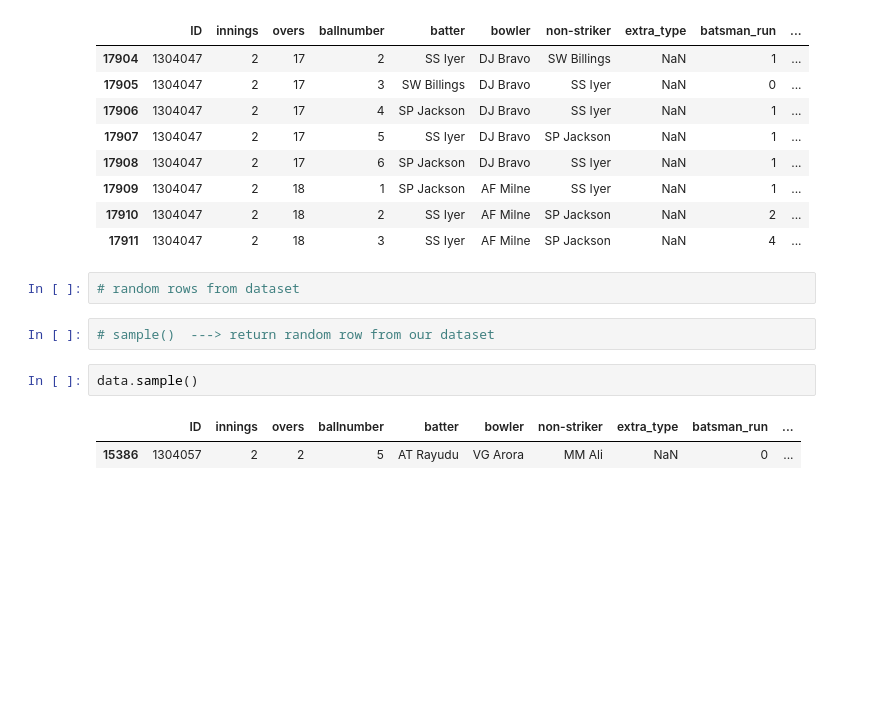
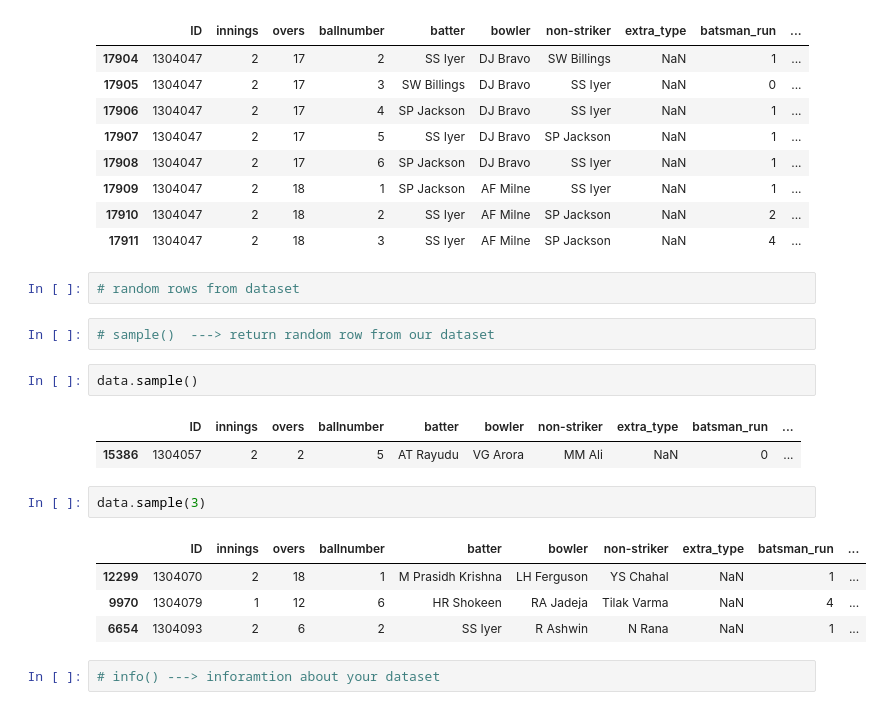
Before and after one commit to banvro/batch-12-to-1-python, a Jupyter notebook: june AI classes/start pandas/pandas class 2.ipynb, the cells around one changed output. Saved outputs shown, nothing was run; the diff lists cells and outputs as text; blank space fills up the shorter version.

```diff
--- a/june AI classes/start pandas/pandas class 2.ipynb
+++ b/june AI classes/start pandas/pandas class 2.ipynb
@@ -121,3 +121,12 @@ data.sample()
 # %% [output]
 |  | ID | innings | overs | ballnumber | batter | bowler | non-striker | extra_type | batsman_run | ... |
 | 15386 | 1304057 | 2 | 2 | 5 | AT Rayudu | VG Arora | MM Ali | NaN | 0 | ... |
+# %%
+data.sample(3)
+# %% [output]
+|  | ID | innings | overs | ballnumber | batter | bowler | non-striker | extra_type | batsman_run | ... |
+| 12299 | 1304070 | 2 | 18 | 1 | M Prasidh Krishna | LH Ferguson | YS Chahal | NaN | 1 | ... |
+| 9970 | 1304079 | 1 | 12 | 6 | HR Shokeen | RA Jadeja | Tilak Varma | NaN | 4 | ... |
+| 6654 | 1304093 | 2 | 6 | 2 | SS Iyer | R Ashwin | N Rana | NaN | 1 | ... |
+# %%
+# info() ---> inforamtion about your dataset
```
Also changed, not shown: parts of 24 cells of this notebook.
